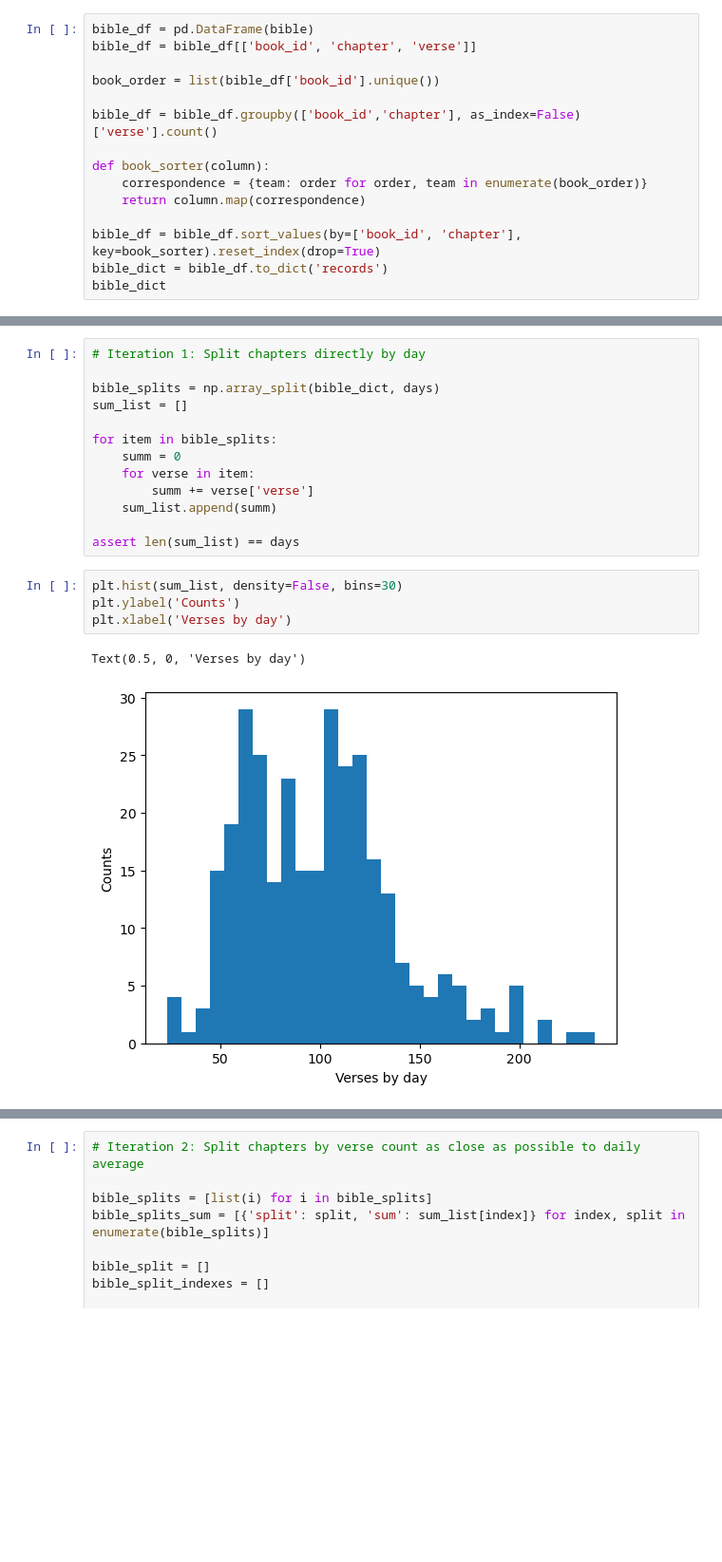
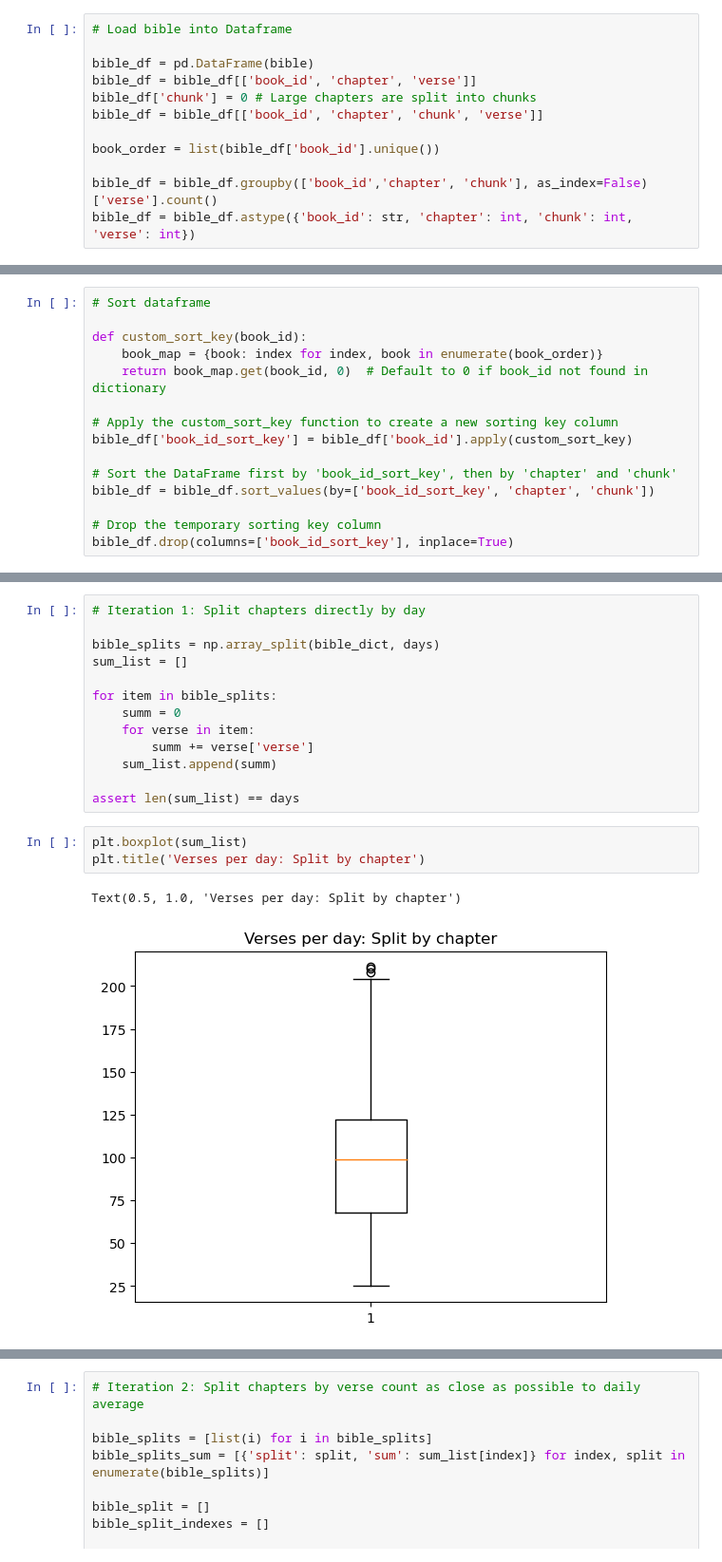
Before and after one commit to PAmerikanos/bible_planner, a Jupyter notebook: bible_split.ipynb, the cells around one changed output, grey strips where cells are left out. Shown: that part at 95% size. Drawn from its saved outputs; the diff is of its cells as text; blank space fills up the shorter version.

Commit message:
Fixed sorting

```diff
--- a/bible_split.ipynb
+++ b/bible_split.ipynb
@@ -12,17 +16,14 @@ with open('./kjv.json') as f:
     for line in f:
         bible.append(ast.literal_eval(line.strip()))
 # %%
+# Load bible into Dataframe
+
 bible_df = pd.DataFrame(bible)
 bible_df = bible_df[['book_id', 'chapter', 'verse']]
+bible_df['chunk'] = 0 # Large chapters are split into chunks
+bible_df = bible_df[['book_id', 'chapter', 'chunk', 'verse']]
 
 book_order = list(bible_df['book_id'].unique())
 
-bible_df = bible_df.groupby(['book_id','chapter'], as_index=False)['verse'].count()
-
-def book_sorter(column):
-    correspondence = {team: order for order, team in enumerate(book_order)}
-    return column.map(correspondence)
-
-bible_df = bible_df.sort_values(by=['book_id', 'chapter'], key=book_sorter).reset_index(drop=True)
-bible_dict = bible_df.to_dict('records')
-bible_dict
+bible_df = bible_df.groupby(['book_id','chapter', 'chunk'], as_index=False)['verse'].count()
+bible_df = bible_df.astype({'book_id': str, 'chapter': int, 'chunk': int, 'verse': int})
@@ -46,0 +67,15 @@ bible_dict
+# %%
+# Sort dataframe
+
+def custom_sort_key(book_id):
+    book_map = {book: index for index, book in enumerate(book_order)}
+    return book_map.get(book_id, 0)  # Default to 0 if book_id not found in dictionary
+
+# Apply the custom_sort_key function to create a new sorting key column
+bible_df['book_id_sort_key'] = bible_df['book_id'].apply(custom_sort_key)
+
+# Sort the DataFrame first by 'book_id_sort_key', then by 'chapter' and 'chunk'
+bible_df = bible_df.sort_values(by=['book_id_sort_key', 'chapter', 'chunk'])
+
+# Drop the temporary sorting key column
+bible_df.drop(columns=['book_id_sort_key'], inplace=True)
@@ -86,9 +128,8 @@ for item in bible_splits:
 
 assert len(sum_list) == days
 # %%
-plt.hist(sum_list, density=False, bins=30)
-plt.ylabel('Counts')
-plt.xlabel('Verses by day')
+plt.boxplot(sum_list)
+plt.title('Verses per day: Split by chapter')
 # %% [output]
-Text(0.5, 0, 'Verses by day')
+Text(0.5, 1.0, 'Verses per day: Split by chapter')
-[figure, old version]
+[figure, new version]
```
Also changed, not shown: parts of 16 cells of this notebook.
